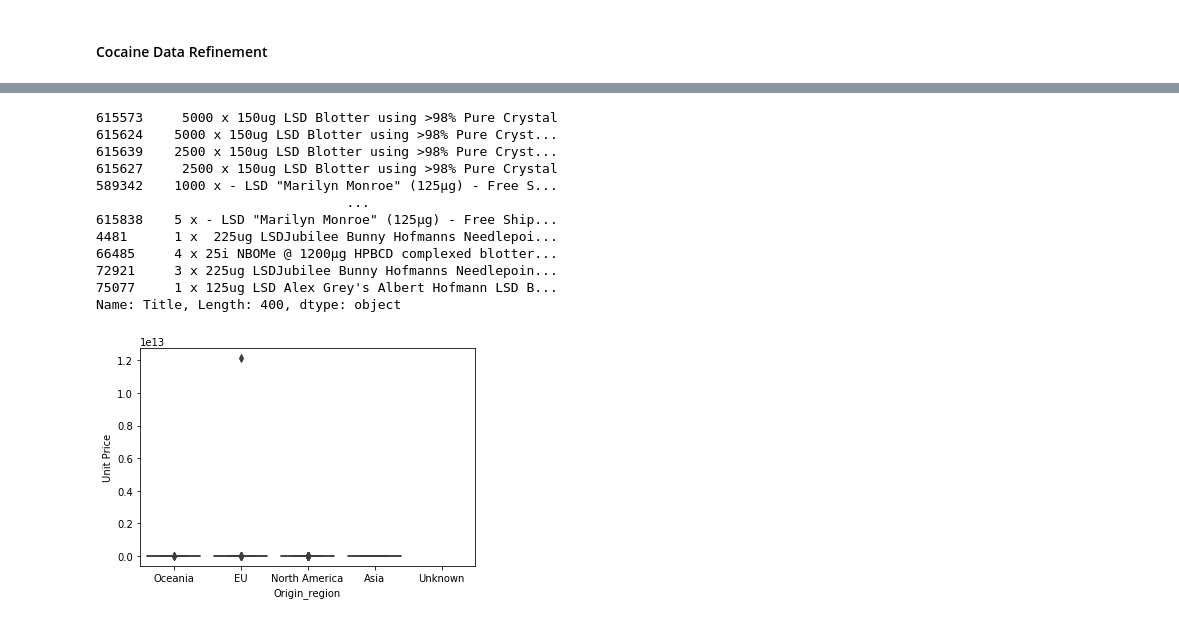
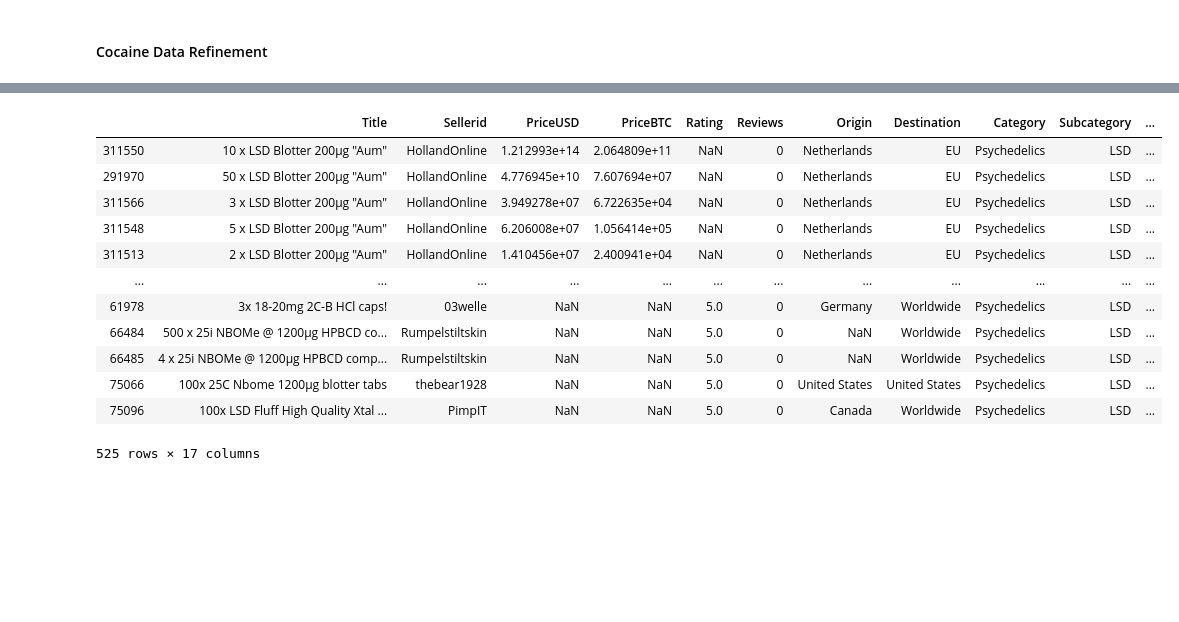
Before and after one commit to danielpetterson/darkwebmarkets, a Jupyter notebook: darknet_1.ipynb, the cells around one changed output, grey strips where cells are left out. Cells and saved outputs as stored; diff of their text form; code cells hidden in the pictures; blank space fills up the shorter version.

```diff
--- a/darknet_1.ipynb
+++ b/darknet_1.ipynb
@@ -642,21 +742,17 @@ sns.heatmap(dflsd.isnull(),
-# %%
-test=dflsd.sort_values(by='Quantity', ascending=False)
-test['Title']
-# %% [output]
-615573     5000 x 150ug LSD Blotter using >98% Pure Crystal
-615624    5000 x 150ug LSD Blotter using >98% Pure Cryst...
-615639    2500 x 150ug LSD Blotter using >98% Pure Cryst...
-615627     2500 x 150ug LSD Blotter using >98% Pure Crystal
-589342    1000 x - LSD "Marilyn Monroe" (125µg) - Free S...
-                                ...
-615838    5 x - LSD "Marilyn Monroe" (125µg) - Free Ship...
-4481      1 x  225ug LSDJubilee Bunny Hofmanns Needlepoi...
-66485     4 x 25i NBOMe @ 1200µg HPBCD complexed blotter...
-72921     3 x 225ug LSDJubilee Bunny Hofmanns Needlepoin...
-75077     1 x 125ug LSD Alex Grey's Albert Hofmann LSD B...
-Name: Title, Length: 400, dtype: object
-# %%
-sns.boxplot( x=dflsd["Origin_region"], y=dflsd["Unit Price"] );
-plt.show()
-# %% [output]
-[figure, removed]
+# %%
+# Check for outliers in unit price
+dflsd.sort_values(by='ug Price', ascending=False)
+# %% [output]
+|  | Title | Sellerid | PriceUSD | PriceBTC | Rating | Reviews | Origin | Destination | Category | Subcategory | ... |
+| 311550 | 10 x LSD Blotter 200µg "Aum" | HollandOnline | 1.212993e+14 | 2.064809e+11 | NaN | 0 | Netherlands | EU | Psychedelics | LSD | ... |
+| 291970 | 50 x LSD Blotter 200µg "Aum" | HollandOnline | 4.776945e+10 | 7.607694e+07 | NaN | 0 | Netherlands | EU | Psychedelics | LSD | ... |
+| 311566 | 3 x LSD Blotter 200µg "Aum" | HollandOnline | 3.949278e+07 | 6.722635e+04 | NaN | 0 | Netherlands | EU | Psychedelics | LSD | ... |
+| 311548 | 5 x LSD Blotter 200µg "Aum" | HollandOnline | 6.206008e+07 | 1.056414e+05 | NaN | 0 | Netherlands | EU | Psychedelics | LSD | ... |
+| 311513 | 2 x LSD Blotter 200µg "Aum" | HollandOnline | 1.410456e+07 | 2.400941e+04 | NaN | 0 | Netherlands | EU | Psychedelics | LSD | ... |
+| ... | ... | ... | ... | ... | ... | ... | ... | ... | ... | ... | ... |
+| 61978 | 3x 18-20mg 2C-B HCl caps! | 03welle | NaN | NaN | 5.0 | 0 | Germany | Worldwide | Psychedelics | LSD | ... |
+| 66484 | 500 x 25i NBOMe @ 1200µg HPBCD co... | Rumpelstiltskin | NaN | NaN | 5.0 | 0 | NaN | Worldwide | Psychedelics | LSD | ... |
+| 66485 | 4 x 25i NBOMe @ 1200µg HPBCD comp... | Rumpelstiltskin | NaN | NaN | 5.0 | 0 | NaN | Worldwide | Psychedelics | LSD | ... |
+| 75066 | 100x 25C Nbome 1200µg blotter tabs | thebear1928 | NaN | NaN | 5.0 | 0 | United States | United States | Psychedelics | LSD | ... |
+| 75096 | 100x LSD Fluff High Quality Xtal ... | PimpIT | NaN | NaN | 5.0 | 0 | Canada | Worldwide | Psychedelics | LSD | ... |
+525 rows × 17 columns
```
Also changed, not shown: parts of 8 cells of this notebook.
